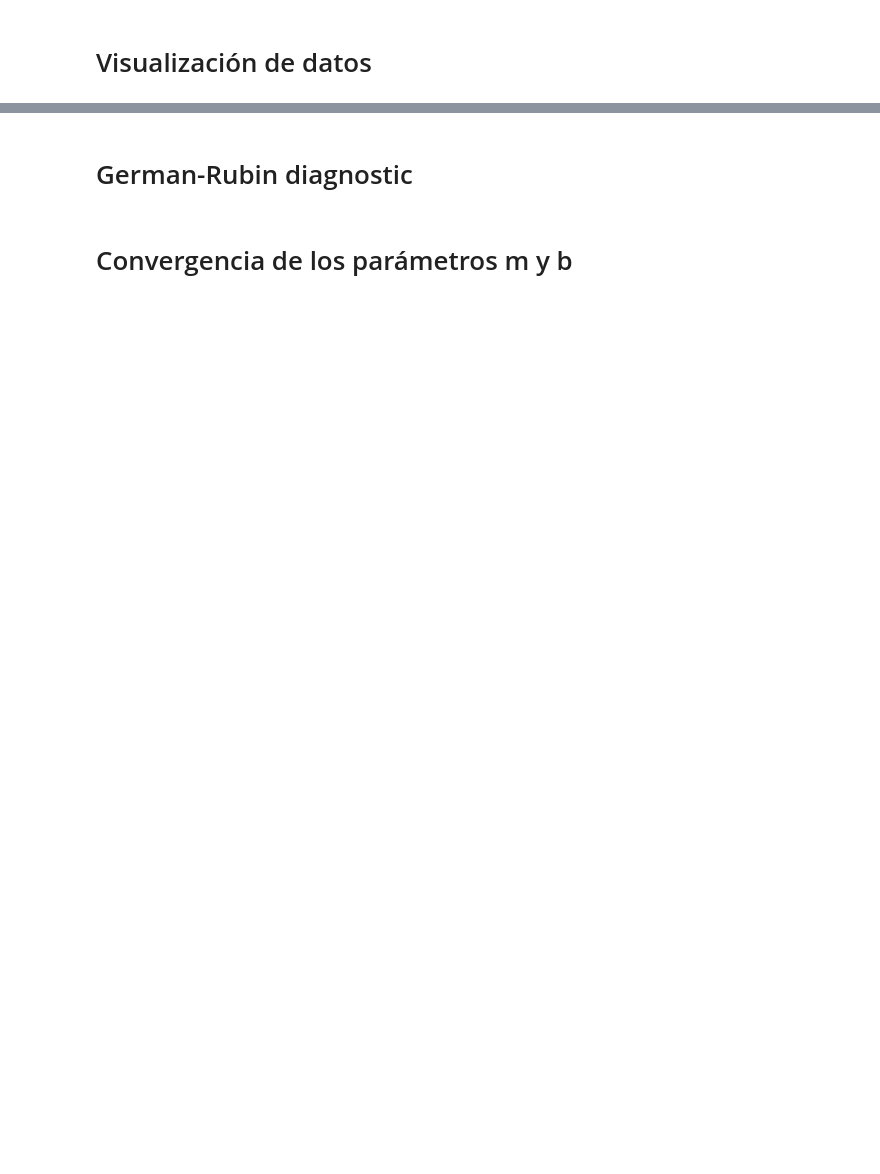
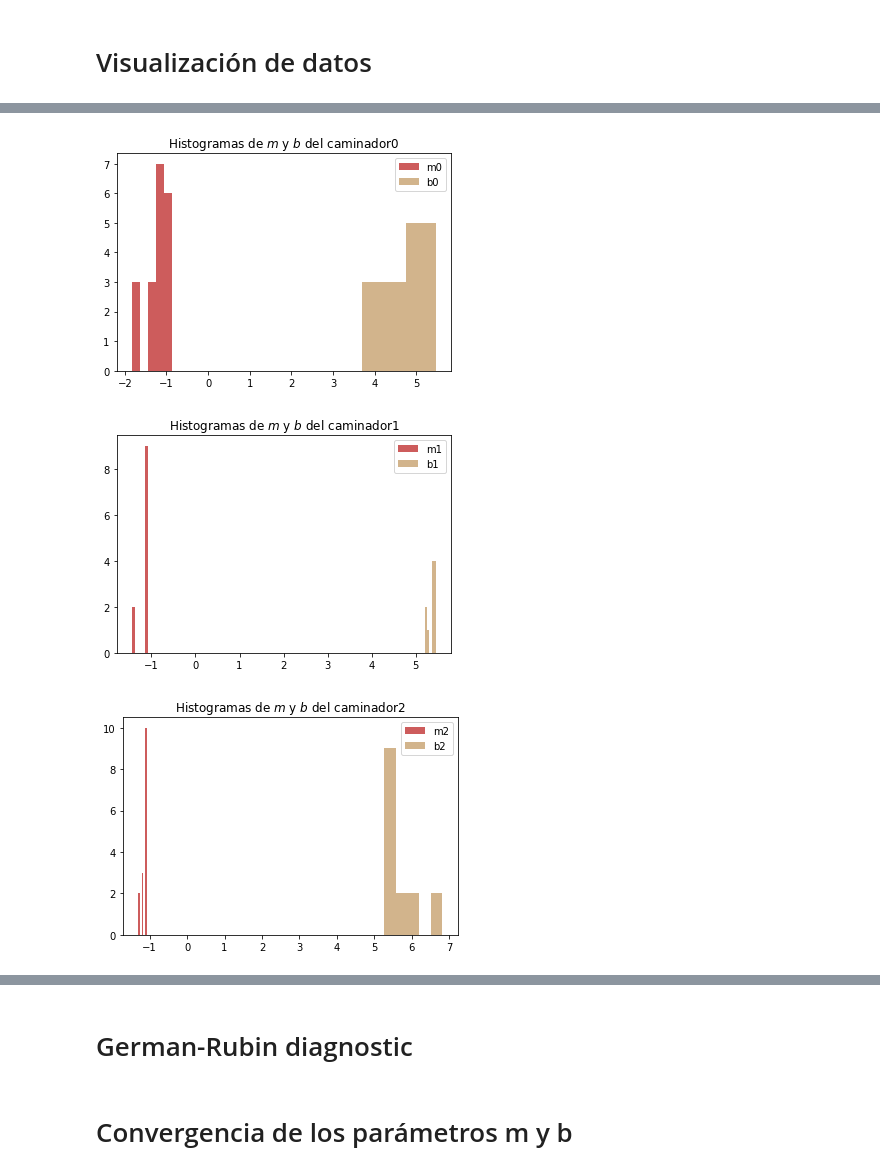
Before and after one commit to DCIDA2019/dcida2020ii-DianaAvendanoVazquez, a Jupyter notebook: Oct30/Gelman-Rubin_diagnostic.ipynb, the cells around one changed output, grey strips where cells are left out. Cells and saved outputs as stored; diff of their text form; code cells hidden in the pictures; blank space fills up the shorter version.

```diff
--- a/Oct30/Gelman-Rubin_diagnostic.ipynb
+++ b/Oct30/Gelman-Rubin_diagnostic.ipynb
@@ -178,8 +178,12 @@ for i in range(caminadores):
 # %%
-# for i in range(caminadores):
-#     plt.hist(walkers[i][1],5, color = 'indianred', label = 'm'+str(i))
-#     plt.hist(walkers[i][2],5, color = 'tan', label = 'b'+str(i))
-#     plt.title('Histogramas de $m$ y $b$ del caminador'+ str(i))
-#     plt.legend()
-#     plt.show()
+for i in range(caminadores):
+    plt.hist(walkers[i][1],5, color = 'indianred', label = 'm'+str(i))
+    plt.hist(walkers[i][2],5, color = 'tan', label = 'b'+str(i))
+    plt.title('Histogramas de $m$ y $b$ del caminador'+ str(i))
+    plt.legend()
+    plt.show()
+# %% [output]
+[figure, added]
+[figure, added]
+[figure, added]
 # %%
```
Also changed, not shown: parts of 13 cells of this notebook.
